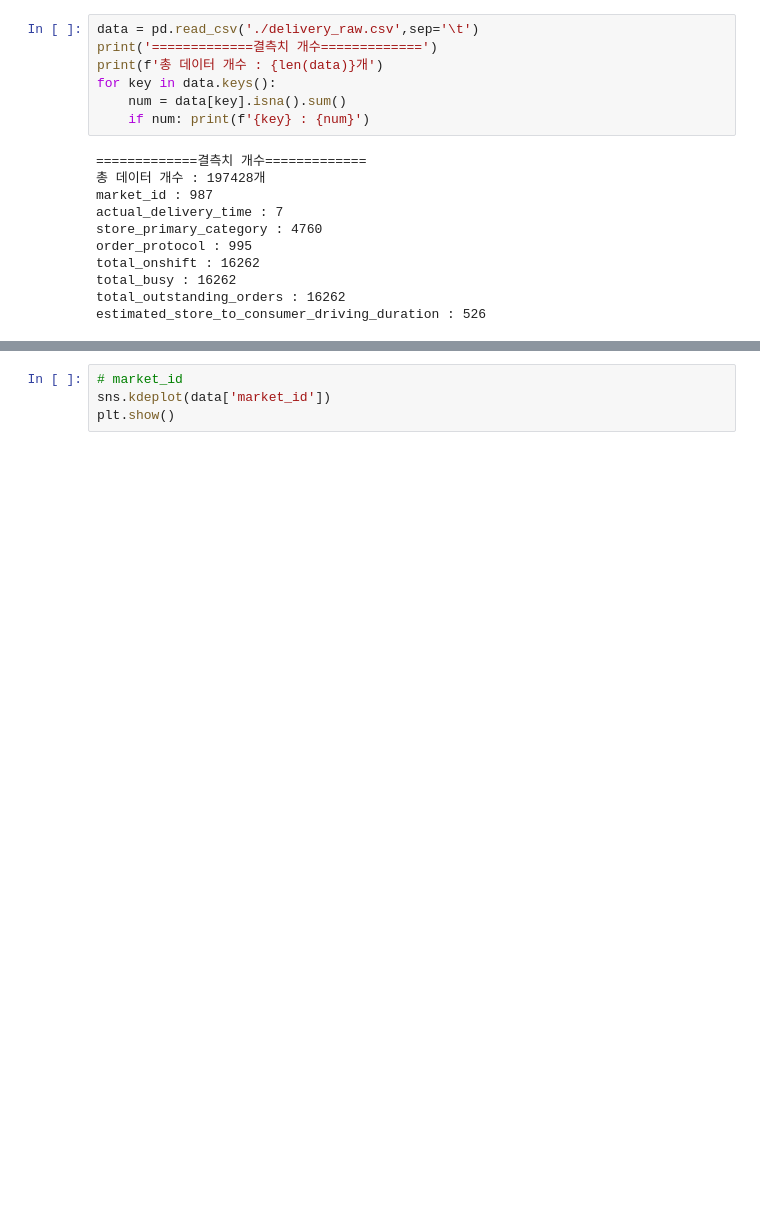
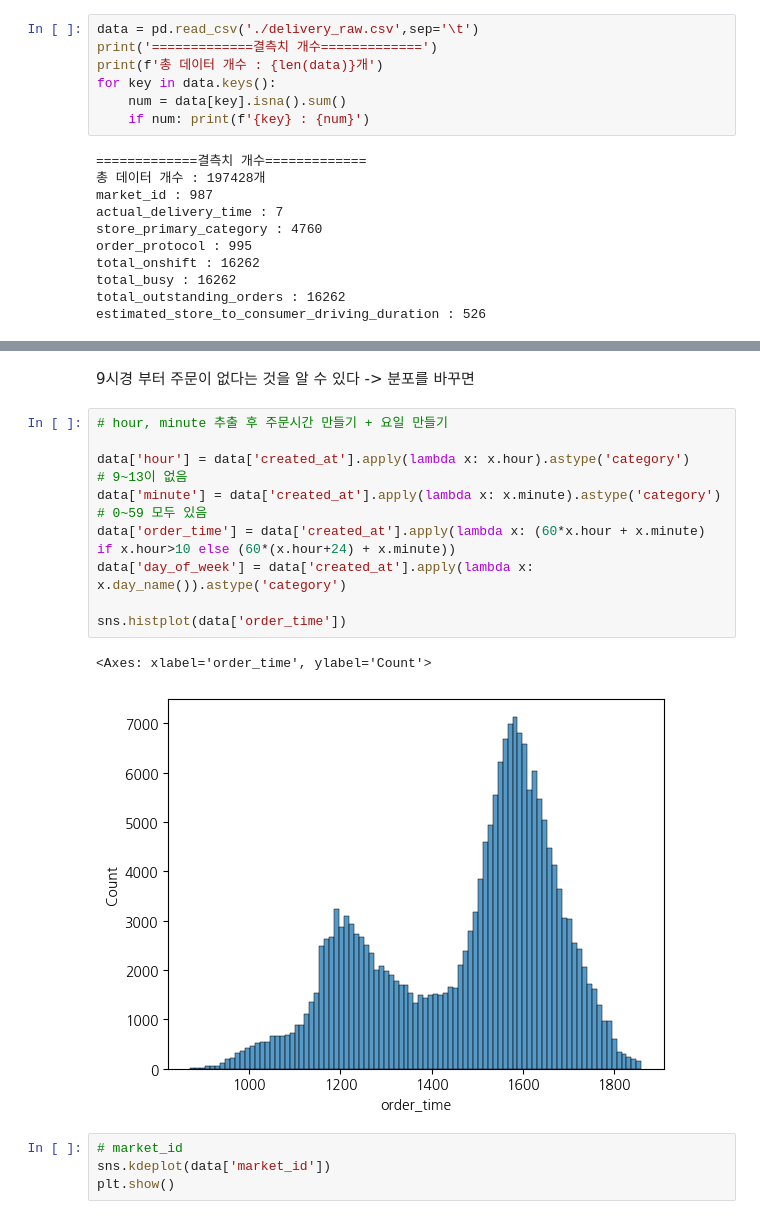
Before and after one commit to mindang/KDT-AI-Assinment, a Jupyter notebook: week7_Assignment/eda.ipynb, the cells around one changed output, grey strips where cells are left out. Cells and saved outputs as stored; diff of their text form; blank space fills up the shorter version.

```diff
--- a/week7_Assignment/eda.ipynb
+++ b/week7_Assignment/eda.ipynb
@@ -27,3 +41,17 @@ estimated_store_to_consumer_driving_duration : 526
+# %% [markdown]
+9시경 부터 주문이 없다는 것을 알 수 있다 -> 분포를 바꾸면
+# %%
+# hour, minute 추출 후 주문시간 만들기 + 요일 만들기
+
+data['hour'] = data['created_at'].apply(lambda x: x.hour).astype('category')            # 9~13이 없음
+data['minute'] = data['created_at'].apply(lambda x: x.minute).astype('category')        # 0~59 모두 있음
+data['order_time'] = data['created_at'].apply(lambda x: (60*x.hour + x.minute) if x.hour>10 else (60*(x.hour+24) + x.minute))
+data['day_of_week'] = data['created_at'].apply(lambda x: x.day_name()).astype('category')
+
+sns.histplot(data['order_time'])
+# %% [output]
+<Axes: xlabel='order_time', ylabel='Count'>
+[figure, added]
 # %%
 # market_id
 sns.kdeplot(data['market_id'])
```
Also changed, not shown: parts of 3 cells of this notebook.
